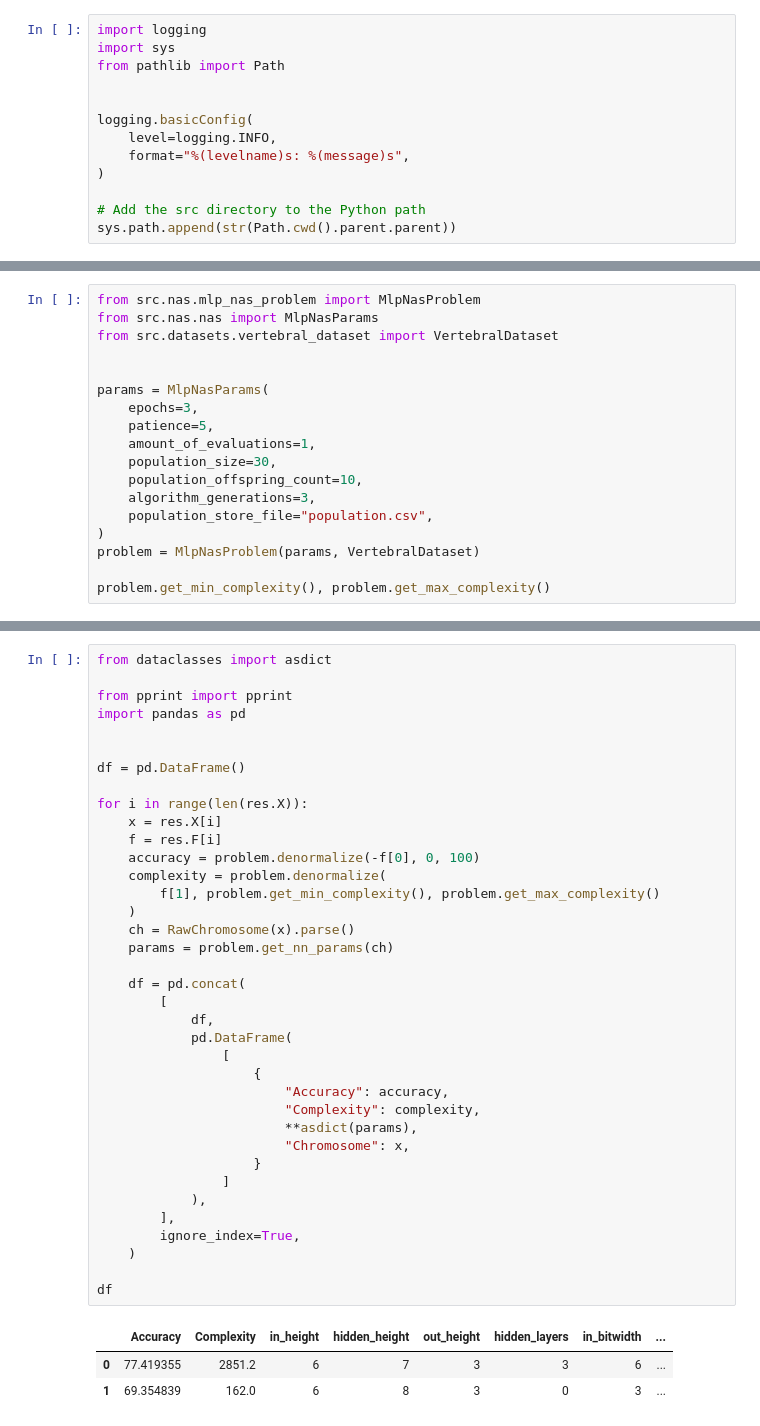
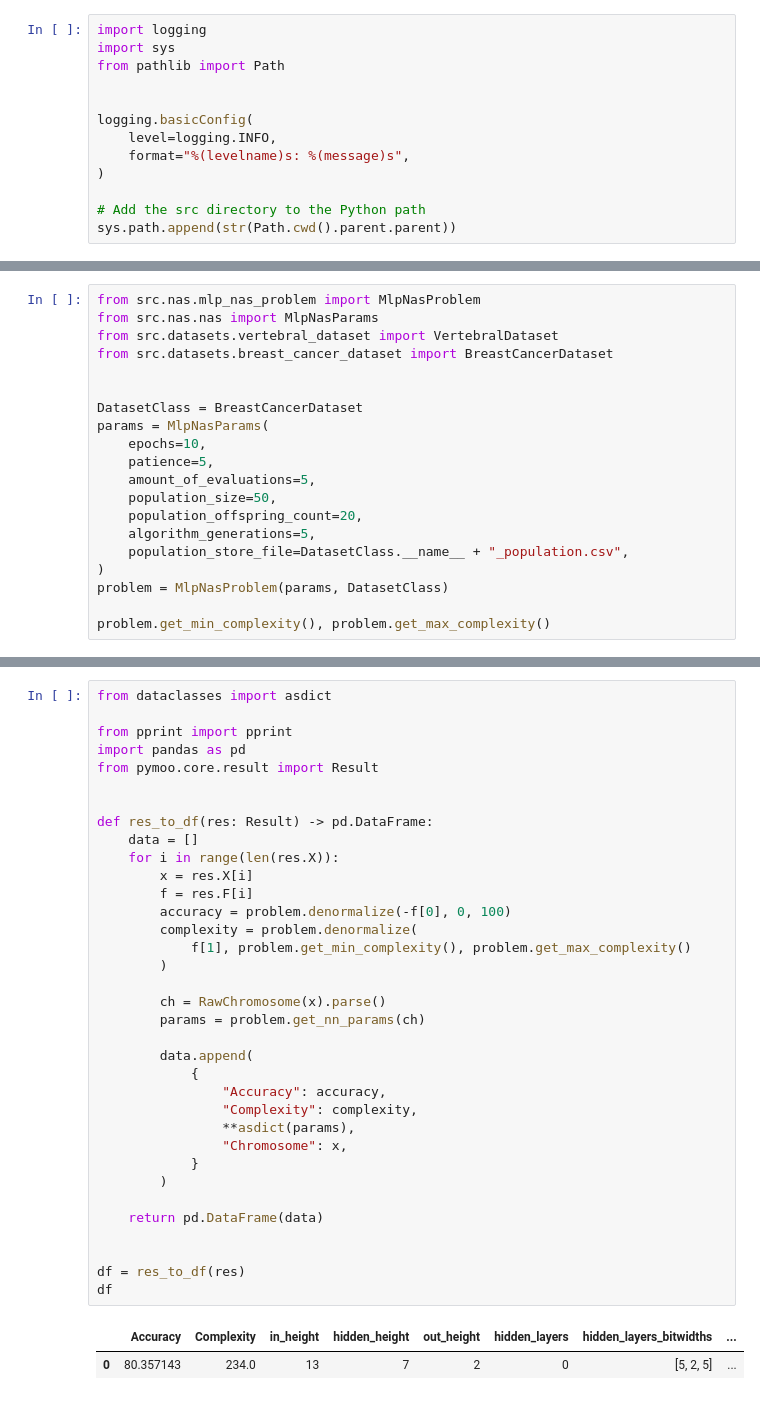
Before and after one commit to DiceNameIsMy/neural-networks-compression, a Jupyter notebook: src/notebooks/nas.ipynb, the cells around one changed output, grey strips where cells are left out. Cells and saved outputs as stored; diff of their text form.

```diff
--- a/src/notebooks/nas.ipynb
+++ b/src/notebooks/nas.ipynb
@@ -22,18 +24,20 @@ RawChromosome.get_bounds()
 from src.nas.mlp_nas_problem import MlpNasProblem
 from src.nas.nas import MlpNasParams
 from src.datasets.vertebral_dataset import VertebralDataset
+from src.datasets.breast_cancer_dataset import BreastCancerDataset
 
 
+DatasetClass = BreastCancerDataset
 params = MlpNasParams(
-    epochs=3,
+    epochs=10,
     patience=5,
-    amount_of_evaluations=1,
-    population_size=30,
-    population_offspring_count=10,
-    algorithm_generations=3,
-    population_store_file="population.csv",
+    amount_of_evaluations=5,
+    population_size=50,
+    population_offspring_count=20,
+    algorithm_generations=5,
+    population_store_file=DatasetClass.__name__ + "_population.csv",
 )
-problem = MlpNasProblem(params, VertebralDataset)
+problem = MlpNasProblem(params, DatasetClass)
 
 problem.get_min_complexity(), problem.get_max_complexity()
 # %% [output]
@@ -69,44 +76,41 @@ Objectives: [[-0.77419355  1.        ]
 # %%
 from dataclasses import asdict
 
 from pprint import pprint
 import pandas as pd
+from pymoo.core.result import Result
 
 
-df = pd.DataFrame()
+def res_to_df(res: Result) -> pd.DataFrame:
+    data = []
+    for i in range(len(res.X)):
+        x = res.X[i]
+        f = res.F[i]
+        accuracy = problem.denormalize(-f[0], 0, 100)
+        complexity = problem.denormalize(
+            f[1], problem.get_min_complexity(), problem.get_max_complexity()
+        )
 
-for i in range(len(res.X)):
-    x = res.X[i]
-    f = res.F[i]
-    accuracy = problem.denormalize(-f[0], 0, 100)
-    complexity = problem.denormalize(
-        f[1], problem.get_min_complexity(), problem.get_max_complexity()
-    )
-    ch = RawChromosome(x).parse()
-    params = problem.get_nn_params(ch)
+        ch = RawChromosome(x).parse()
+        params = problem.get_nn_params(ch)
 
-    df = pd.concat(
-        [
-            df,
-            pd.DataFrame(
-                [
-                    {
-                        "Accuracy": accuracy,
-                        "Complexity": complexity,
-                        **asdict(params),
-                        "Chromosome": x,
-                    }
-                ]
-            ),
-        ],
-        ignore_index=True,
-    )
+        data.append(
+            {
+                "Accuracy": accuracy,
+                "Complexity": complexity,
+                **asdict(params),
+                "Chromosome": x,
+            }
+        )
 
+    return pd.DataFrame(data)
+
+
+df = res_to_df(res)
 df
 # %% [output]
-|  | Accuracy | Complexity | in_height | hidden_height | out_height | hidden_layers | in_bitwidth | ... |
-| 0 | 77.419355 | 2851.2 | 6 | 7 | 3 | 3 | 6 | ... |
-| 1 | 69.354839 | 162.0 | 6 | 8 | 3 | 0 | 3 | ... |
+|  | Accuracy | Complexity | in_height | hidden_height | out_height | hidden_layers | hidden_layers_bitwidths | ... |
+| 0 | 80.357143 | 234.0 | 13 | 7 | 2 | 0 | [5, 2, 5] | ... |
 # %%
 ch = RawChromosome(df.loc[0]["Chromosome"]).parse()
 params = problem.get_nn_params(ch)
```
Also changed, not shown: parts of 7 cells of this notebook, 7 other files.
